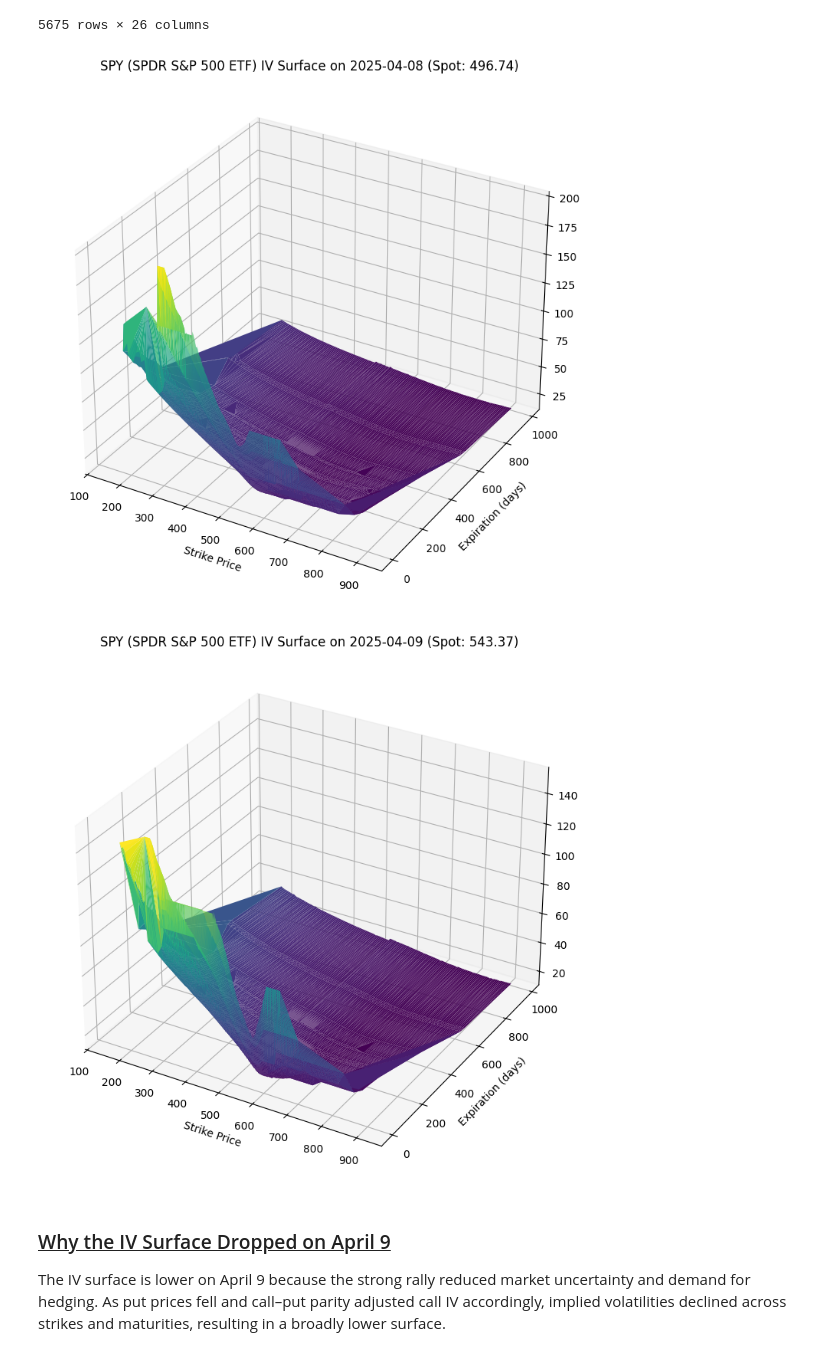
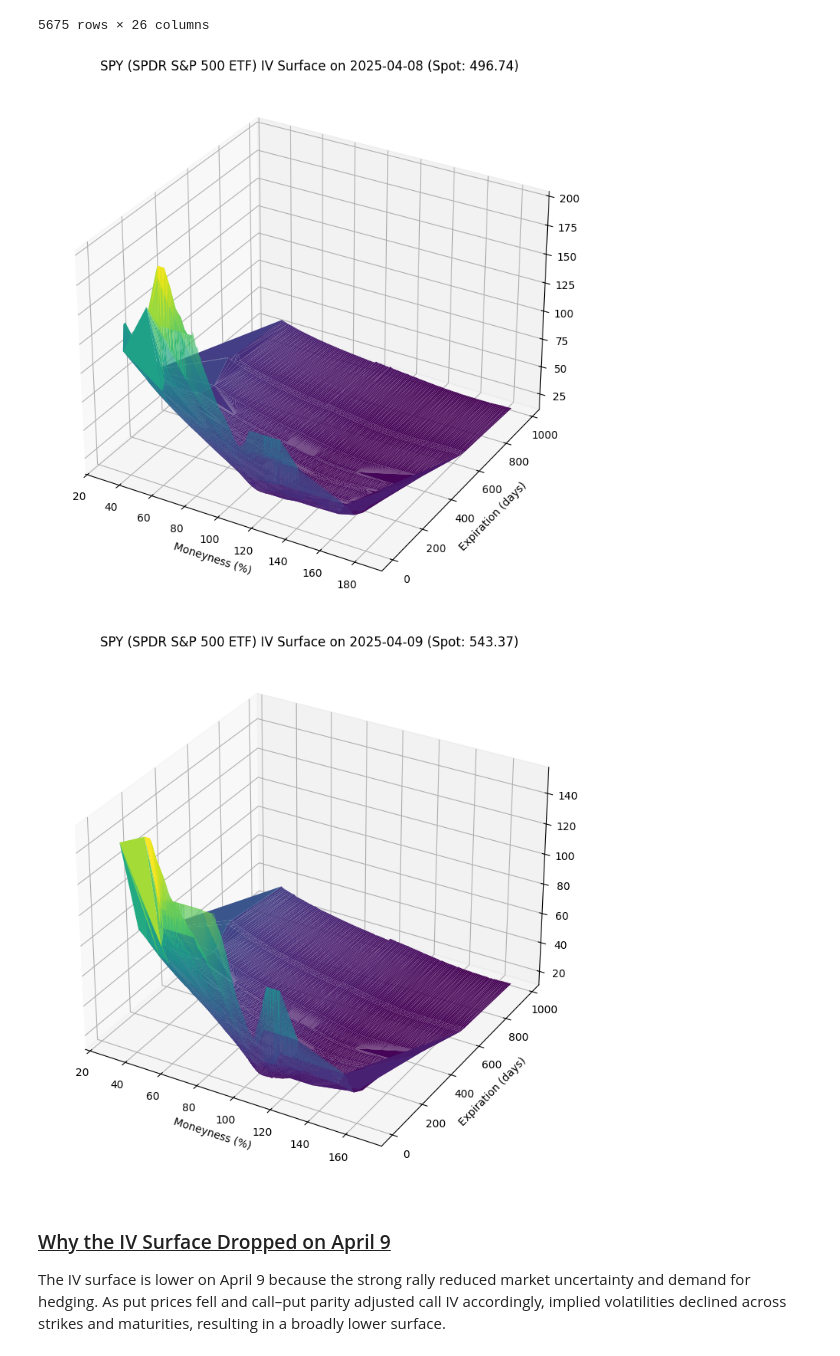
Before and after one commit to yangyee-hub/options-bullish-risk-reversal-strategy-analysis, a Jupyter notebook: code/0_option_chain_data_exploration_and_preprocessing.ipynb, the cells around one changed output. Saved outputs shown, nothing was run; the diff lists cells and outputs as text; code cells hidden in the pictures.

```diff
--- a/code/0_option_chain_data_exploration_and_preprocessing.ipynb
+++ b/code/0_option_chain_data_exploration_and_preprocessing.ipynb
@@ -93,8 +175,8 @@ df_call = get_eod_option_series(
     trade_date=start_date,
     dte_from=duartion,
     dte_to=duartion,
-    moneyness_from=-100,
-    moneyness_to=100,
+    moneyness_from=-10000,
+    moneyness_to=10000,
     call_put="C",
     save_path=save_path
 )
@@ -122,8 +204,8 @@ df_put = get_eod_option_series(
     trade_date=start_date,
     dte_from=duartion,
     dte_to=duartion,
-    moneyness_from=-100,
-    moneyness_to=100,
+    moneyness_from=-10000,
+    moneyness_to=10000,
     call_put="P",
     save_path=save_path
 )
@@ -691,7 +784,7 @@ df_call_iv_surface
 | 5674 | 2025-04-09 | SPY 271217C00915000 | 982 | 627 | 2027-12-17 | C | 915.0 | 0.88 | ... |
 5675 rows × 26 columns
 # %%
-def plot_iv_surfaces_otm_combo(df_call_iv_surface, df_put_iv_surface, spot_price, as_of_date):
+def plot_iv_surfaces(df_call_iv_surface, df_put_iv_surface, spot_price, as_of_date):
     """
     Plot a 3D IV surface using:
       - call IV where calls are OTM (strike > spot_price)
@@ -780,7 +873,7 @@ def plot_iv_surfaces_otm_combo(df_call_iv_surface, df_put_iv_surface, spot_price
     ax = fig.add_subplot(111, projection="3d")
 
     ax.plot_trisurf(
-        merged['price_strike'],
+        (merged['price_strike'] / spot_price) * 100,
         merged['expiration_date'],
         merged['iv_otm'] * 100,
         cmap=cm.viridis,
@@ -792,7 +885,7 @@ def plot_iv_surfaces_otm_combo(df_call_iv_surface, df_put_iv_surface, spot_price
         f"SPY (SPDR S&P 500 ETF) IV Surface on {as_of_date} "
         f"(Spot: {spot_price})"
     )
-    ax.set_xlabel("Strike Price")
+    ax.set_xlabel("Moneyness (%)")
     ax.set_ylabel("Expiration (days)")
     ax.set_zlabel("Implied Volatility (%)", labelpad=20)
     ax.zaxis.label.set_rotation(90)
@@ -801,22 +894,22 @@ def plot_iv_surfaces_otm_combo(df_call_iv_surface, df_put_iv_surface, spot_price
     fig.subplots_adjust(left=0.08, right=0.95, bottom=0.07, top=0.93)
     plt.show()
 # %%
-plot_iv_surfaces_otm_combo(
+plot_iv_surfaces(
     df_call_iv_surface_one_day_before,
     df_put_iv_surface_onde_day_before,
     spot_price=spot_yst,
     as_of_date=one_day_before,
 )
 
-plot_iv_surfaces_otm_combo(
+plot_iv_surfaces(
     df_call_iv_surface,
     df_put_iv_surface,
     spot_price=spot_today,
     as_of_date=start_date,
 )
 # %% [output]
-[figure, old version]
+[figure, new version]
-[figure, old version]
+[figure, new version]
 # %% [markdown]
 ### <u>Why the IV Surface Dropped on April 9</u>
 
```
Also changed, not shown: parts of 11 cells of this notebook, 12 other files.
